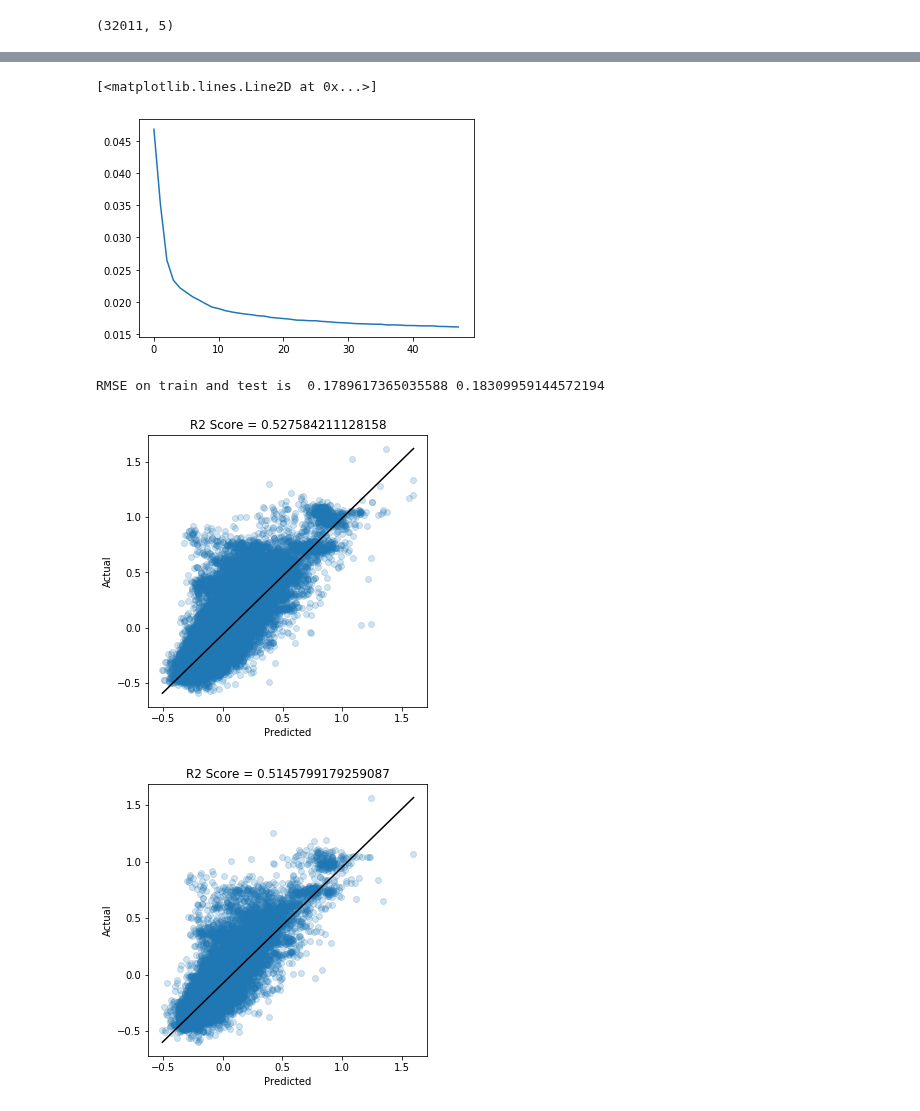
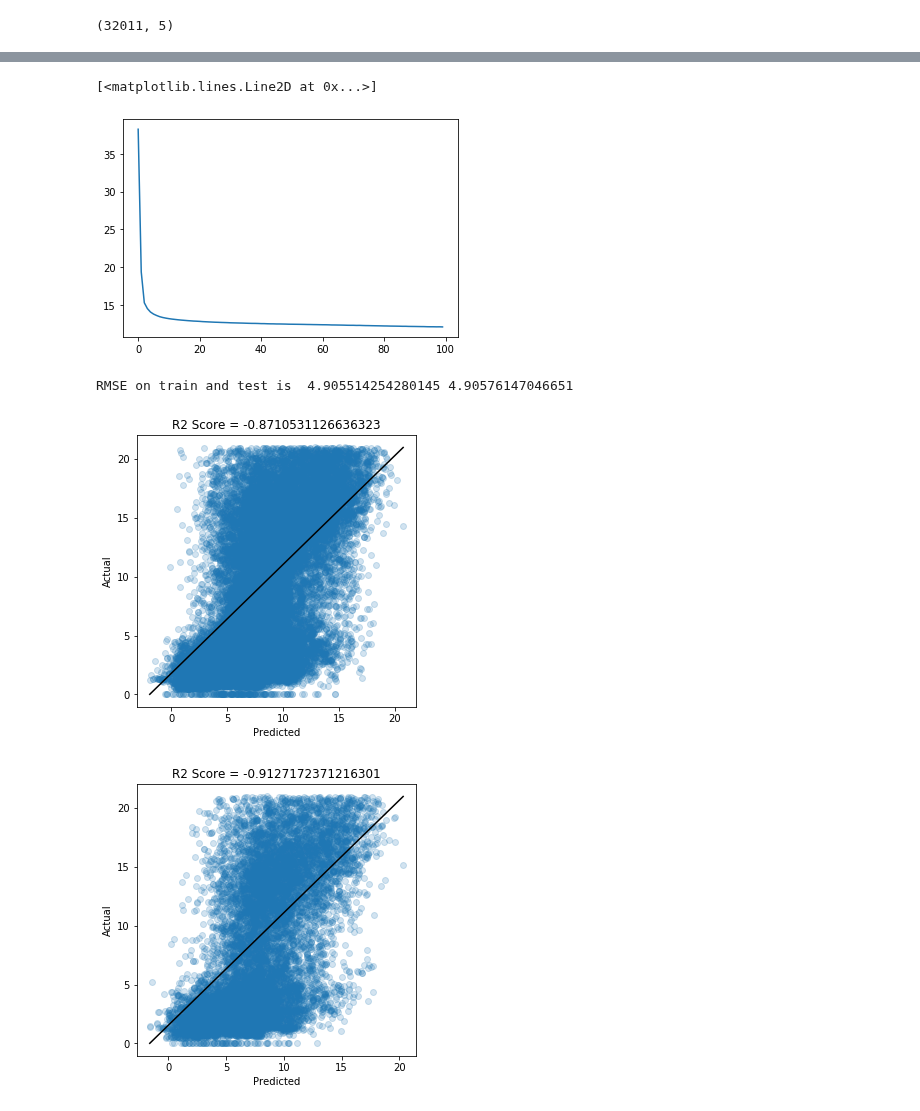
Before and after one commit to aniket-ak/Machine-Learning-CASP-Dataset, a Jupyter notebook: CASP_Exploring_Design_Space.ipynb, the cells around one changed output, grey strips where cells are left out. Cells and saved outputs as stored; diff of their text form; code cells hidden in the pictures.

Commit message:
Corrected a bug with Train Test Split

```diff
--- a/CASP_Exploring_Design_Space.ipynb
+++ b/CASP_Exploring_Design_Space.ipynb
@@ -106,11 +118,7 @@ scaler_pipeline = Pipeline([
     ("minmax_scaler", MinMaxScaler()),
     ("pca", PCA(n_components=0.99))
 ])
-casp_scaled = scaler_pipeline.fit_transform(casp)
-
-from sklearn.model_selection import train_test_split
-
-X_train, X_test, y_train, y_test = train_test_split(casp_scaled[:,1:],casp_scaled[:,0], test_size=0.3, random_state=42)
+X_train_scaled = scaler_pipeline.fit_transform(X_train)
 # %%
 pca_handle = scaler_pipeline.named_steps['pca']
 pca_handle.explained_variance_ratio_.sum()
@@ -126,6 +134,6 @@ import time
 mlp_reg = MLPRegressor(random_state=48, max_iter=100, verbose=True);
 
 start_time = time.time()
-mlp_reg.fit(X_train, y_train)
+mlp_reg.fit(X_train_scaled, y_train)
 print('Time taken ' + str(time.time() - start_time))
 # %% [output]
@@ -150,7 +158,7 @@ Time taken 6.59625506401062
 plt.plot(mlp_reg.loss_curve_)
 # %% [output]
 [<matplotlib.lines.Line2D at 0x...>]
-[figure, old version]
+[figure, new version]
 # %%
 def plot_results(X, y, lin_reg_model, name):
     plt.figure(figsize=(5,5))
@@ -164,15 +174,15 @@ def plot_results(X, y, lin_reg_model, name):
 # %%
 from sklearn.metrics import mean_squared_error, r2_score
-rmse_test = np.sqrt(mean_squared_error(mlp_reg.predict(X_test),y_test))
-rmse_train = np.sqrt(mean_squared_error(mlp_reg.predict(X_train),y_train))
+rmse_test = np.sqrt(mean_squared_error(mlp_reg.predict(X_test_scaled),y_test))
+rmse_train = np.sqrt(mean_squared_error(mlp_reg.predict(X_train_scaled),y_train))
 print("RMSE on train and test is ", rmse_train, rmse_test)
 # %% [output]
-RMSE on train and test is  0.1789617365035588 0.18309959144572194
+RMSE on train and test is  4.905514254280145 4.90576147046651
 # %%
-plot_results(X_train, y_train, mlp_reg, "Without_PCA_Train")
+plot_results(X_train_scaled, y_train, mlp_reg, "Without_PCA_Train")
 # %% [output]
-[figure, old version]
+[figure, new version]
 # %%
-plot_results(X_test, y_test, mlp_reg, "Without_PCA_Test")
+plot_results(X_test_scaled, y_test, mlp_reg, "Without_PCA_Test")
 # %% [output]
-[figure, old version]
+[figure, new version]
```
Also changed, not shown: parts of 6 cells of this notebook.
